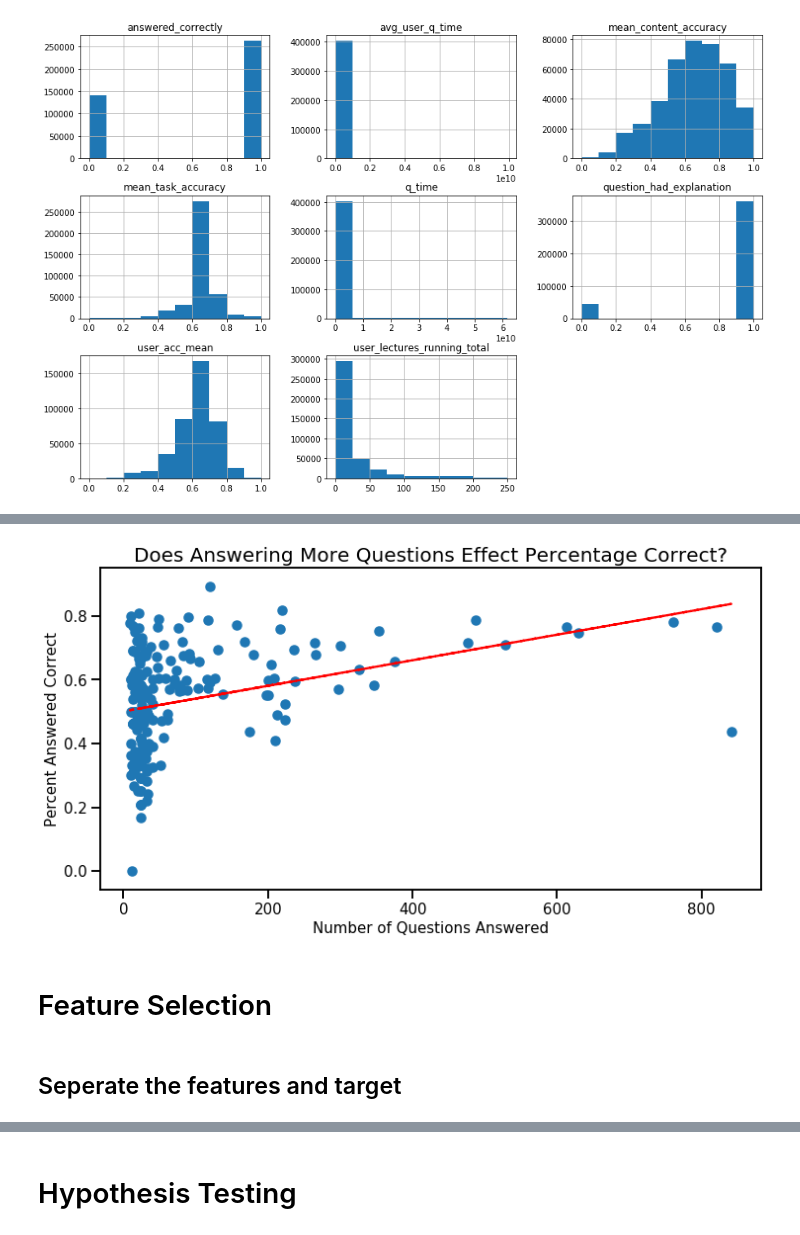
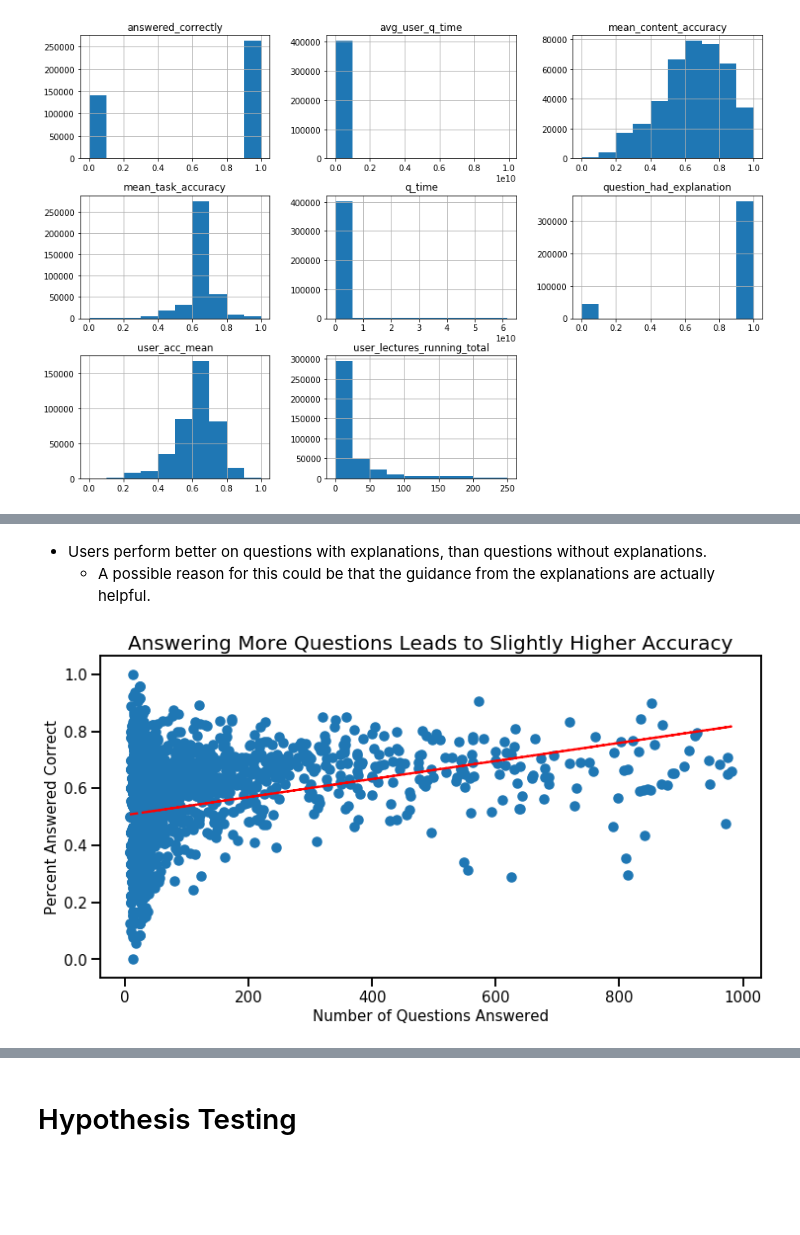
Before and after one commit to Riiid-Team/AI-Learning, a Jupyter notebook: MVP.ipynb, the cells around one changed output, grey strips where cells are left out. Saved outputs shown, nothing was run; the diff lists cells and outputs as text; code cells hidden in the pictures; blank space fills up the shorter version.

```diff
--- a/MVP.ipynb
+++ b/MVP.ipynb
@@ -347,26 +307,25 @@ plt.show()
+# %% [markdown]
+- Users perform better on questions with explanations, than questions without explanations.
+    - A possible reason for this could be that the guidance from the explanations are actually helpful.
 # %%
 # Percent of Questions Answered Correct vs. Number of Questions Answered Per User
 user_percent = df_train[df_train.answered_correctly != -1].groupby('user_id')['answered_correctly'].agg(Mean='mean', Answers='count')
-user_percent = user_percent.query('Answers <= 1000').sample(n=200, random_state=1)
+user_percent = user_percent.query('Answers <= 1000')
 
 fig = plt.figure(figsize=(12,6))
 x = user_percent.Answers
 y = user_percent.Mean
 plt.scatter(x, y, marker='o')
-plt.title("Does Answering More Questions Effect Percentage Correct?", fontsize=20)
+plt.title("Answering More Questions Leads to Slightly Higher Accuracy", fontsize=20)
 plt.xlabel("Number of Questions Answered", fontsize=15)
 plt.ylabel("Percent Answered Correct", fontsize=15)
 plt.xticks(rotation=0, fontsize=15)
 plt.yticks(rotation=0, fontsize=15)
 
 z = np.polyfit(x, y, 1)
 p = np.poly1d(z)
 plt.plot(x,p(x),"r--")
 
 plt.show()
 # %% [output]
-[figure, old version]
+[figure, new version]
-# %% [markdown]
-# Feature Selection
-# %% [markdown]
-## Seperate the features and target
```
Also changed, not shown: parts of 47 cells of this notebook.
